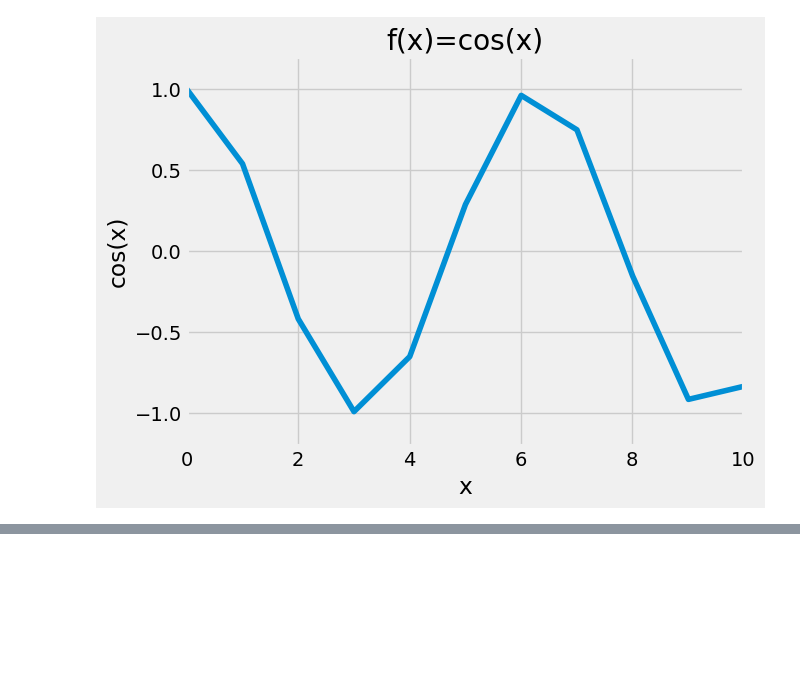
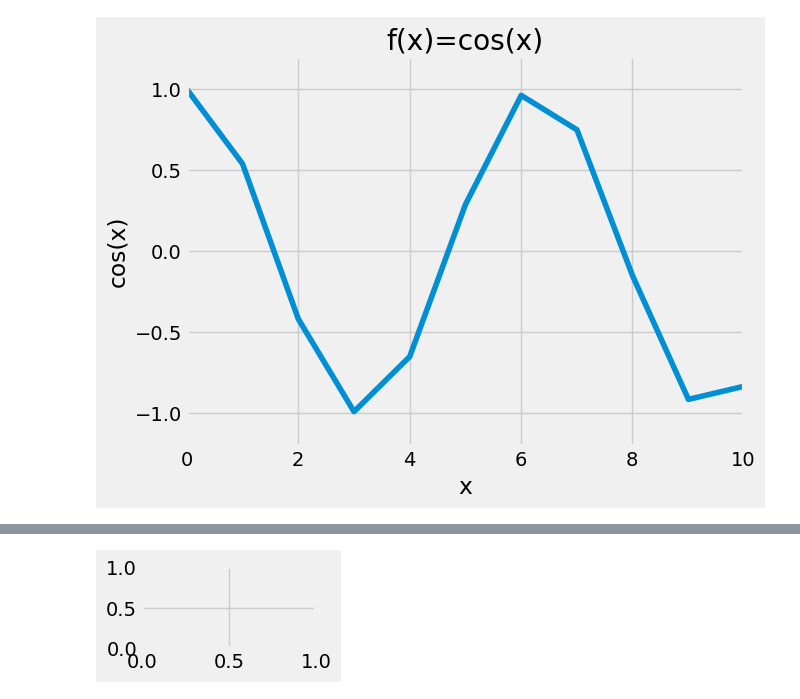
Before and after one commit to lucas-mt/studyPY, a Jupyter notebook: explicaçõesPY/módulos/matplotlib/linhas.ipynb, the cells around one changed output, grey strips where cells are left out. Cells and saved outputs as stored; diff of their text form; code cells hidden in the pictures; blank space fills up the shorter version.

```diff
--- a/explicaçõesPY/módulos/matplotlib/linhas.ipynb
+++ b/explicaçõesPY/módulos/matplotlib/linhas.ipynb
@@ -474,0 +482,5 @@ ax.plot(x, np.cos(x))
+# %%
+fig = plt.figure(figsize=(2, 1))
+ax = plt.axes()
+# %% [output]
+[figure, added]
```
Also changed, not shown: parts of 7 cells of this notebook, 1 other file.
